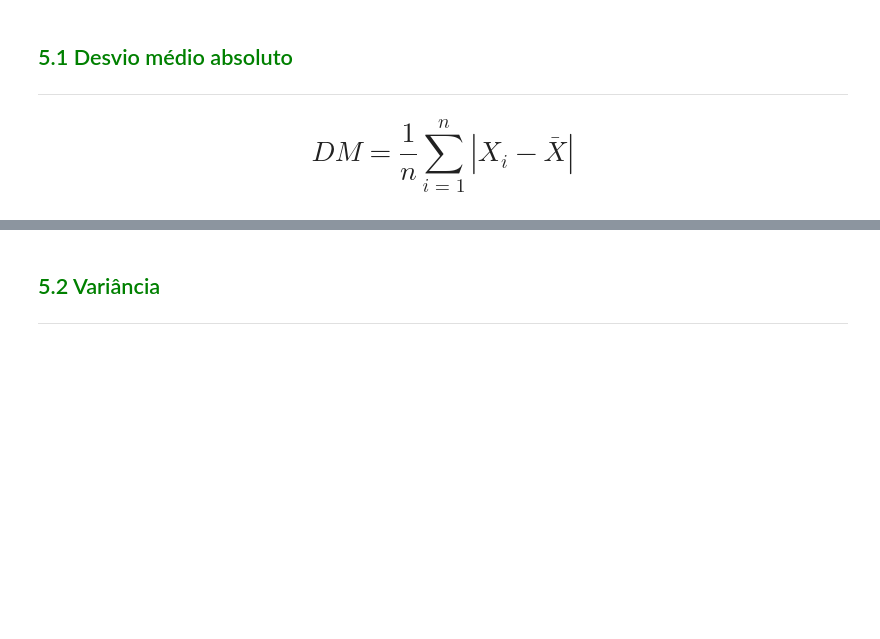
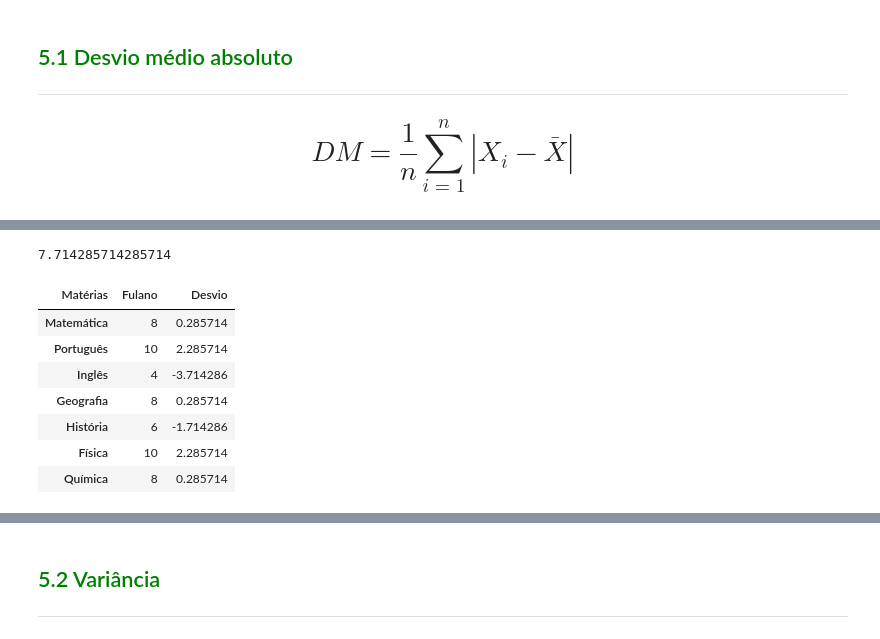
Before and after one commit to EdCarlosBicudo/formacao_data_science_alura, a Jupyter notebook: 3- Estatística com Python parte 1- Frequências e Medidas/Curso_de_Estatística_Parte_1.ipynb, the cells around one changed output, grey strips where cells are left out. Drawn from its saved outputs; the diff is of its cells as text; code cells hidden in the pictures; blank space fills up the shorter version.

```diff
--- a/3- Estatística com Python parte 1- Frequências e Medidas/Curso_de_Estatística_Parte_1.ipynb
+++ b/3- Estatística com Python parte 1- Frequências e Medidas/Curso_de_Estatística_Parte_1.ipynb
@@ -1131,0 +1156,17 @@ Embora as medidas de posição forneçam uma sumarização bastante importante d
+# %%
+nota_media_fulano = notas_fulano.mean()[0]
+nota_media_fulano
+# %% [output]
+7.714285714285714
+# %%
+notas_fulano['Desvio'] = notas_fulano['Fulano'] - nota_media_fulano
+notas_fulano
+# %% [output]
+| Matérias | Fulano | Desvio |
+| Matemática | 8 | 0.285714 |
+| Português | 10 | 2.285714 |
+| Inglês | 4 | -3.714286 |
+| Geografia | 8 | 0.285714 |
+| História | 6 | -1.714286 |
+| Física | 10 | 2.285714 |
+| Química | 8 | 0.285714 |
```
Also changed, not shown: parts of 8 cells of this notebook.
